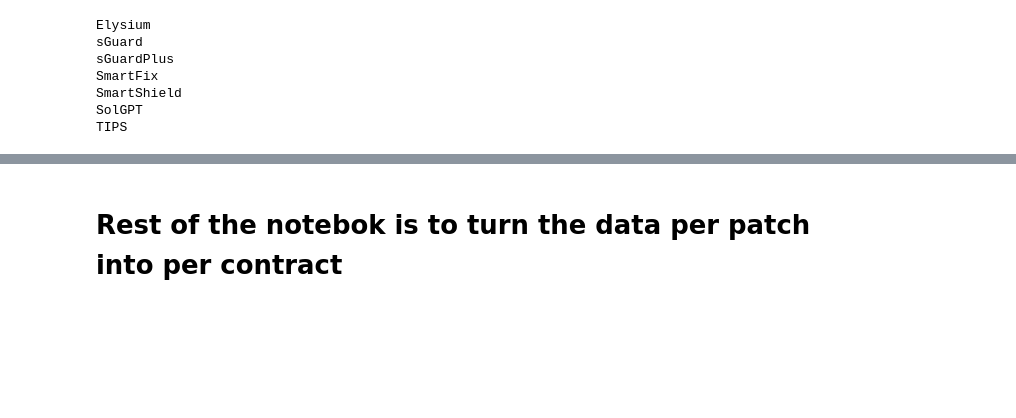
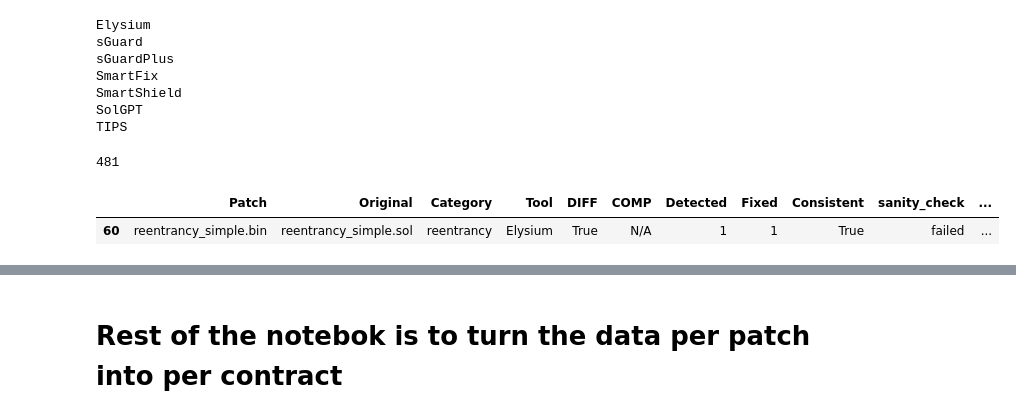
Before and after one commit to ASSERT-KTH/RepairComp, a Jupyter notebook: notebooks/PatchesOverview.ipynb, the cells around one changed output, grey strips where cells are left out. Saved outputs shown, nothing was run; the diff lists cells and outputs as text; code cells hidden in the pictures; blank space fills up the shorter version.

Commit message:
recompute new values from revision

```diff
--- a/notebooks/PatchesOverview.ipynb
+++ b/notebooks/PatchesOverview.ipynb
@@ -428,3 +424,12 @@ test_dataset(result_df)
 test_diff_patches(result_df)
 test_compilable_patches(result_df)
 #test_valid_patches(result_df)
+# %%
+len(result_df[result_df['mitigates'] == 'yes'].values.tolist())
+# %% [output]
+481
+# %%
+result_df[(result_df['Original'] == 'reentrancy_simple.sol') & (result_df['Tool'] == 'Elysium')]
+# %% [output]
+|  | Patch | Original | Category | Tool | DIFF | COMP | Detected | Fixed | Consistent | sanity_check | ... |
+| 60 | reentrancy_simple.bin | reentrancy_simple.sol | reentrancy | Elysium | True | N/A | 1 | 1 | True | failed | ... |
```
Also changed, not shown: parts of 5 cells of this notebook.
